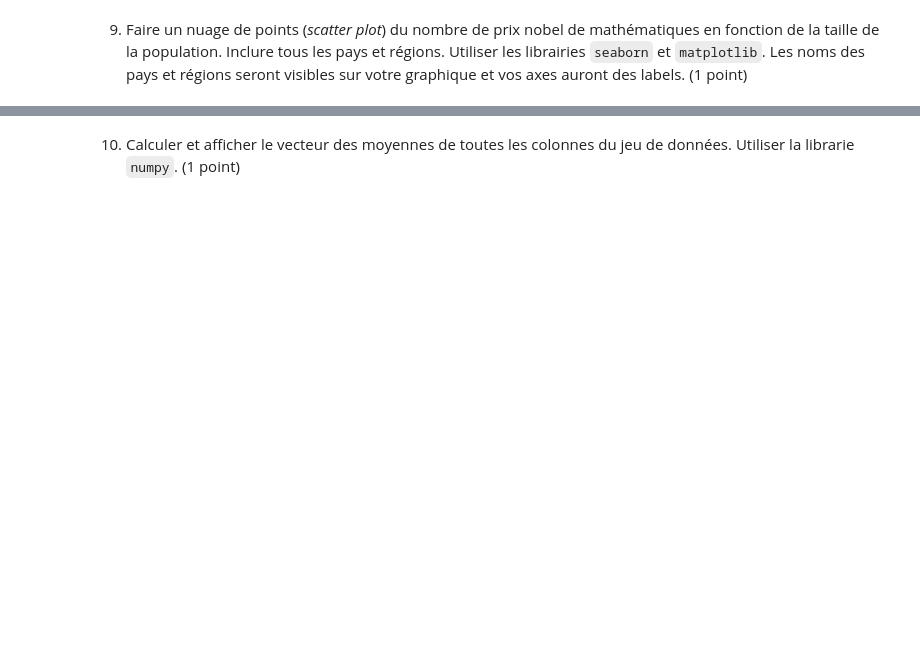
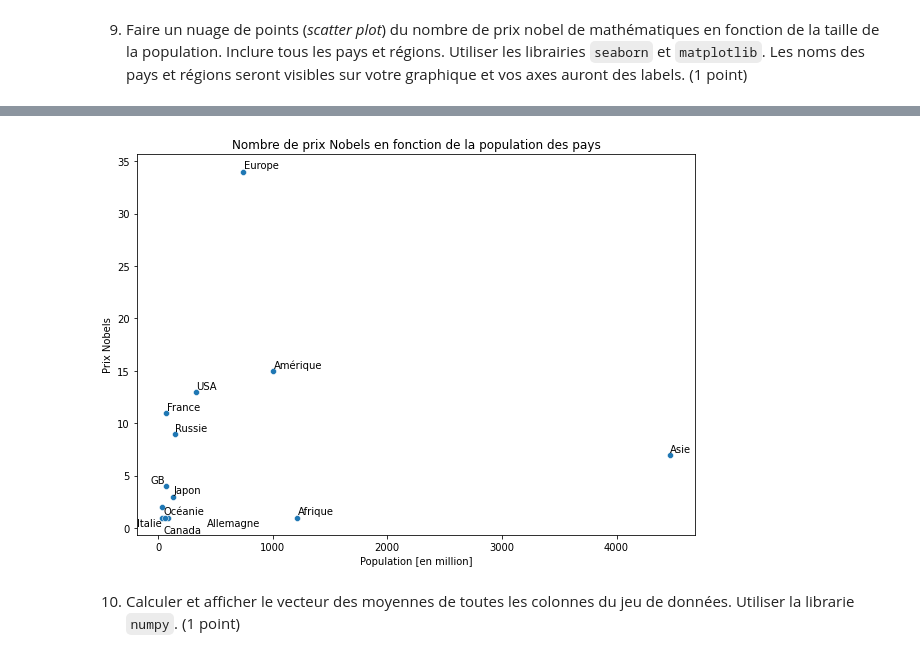
Before and after one commit to Alexandre0702/TP-Analyse-multidimentionnelle, a Jupyter notebook: exam_V3DMI5_2020_ipynb_txt.ipynb, the cells around one changed output, grey strips where cells are left out. Saved outputs shown, nothing was run; the diff lists cells and outputs as text; code cells hidden in the pictures; blank space fills up the shorter version.

```diff
--- a/exam_V3DMI5_2020_ipynb_txt.ipynb
+++ b/exam_V3DMI5_2020_ipynb_txt.ipynb
@@ -33,2 +31,8 @@ Les critères de notation sont:
+# %%
+#Importation de la librairie nécessaire
+import pandas as pd
+import numpy as np
+#Importation à l'aide de l'url des données, en ajoutant le séparateur présent et le type d'encodage
+data_nobel = pd.read_csv('http://biostatisticien.eu/Nobel_avecMath.csv', encoding='latin-1', sep=';')
 # %% [markdown]
 2. Afficher les premières lignes de ce fichier. (1 point)
@@ -40,0 +51,6 @@ Les critères de notation sont:
+# %%
+# On renomme d'abord l'intitulé de la première avec 'Pays ou région'
+data_nobel = data_nobel.rename(columns={data_nobel.columns[0]:'Pays ou région'})
+# On réindexe avec ce nouvel intitulé et affichage des premières lignes
+data_nobel = data_nobel.set_index('Pays ou région')
+data_nobel.head()
@@ -65,2 +166,25 @@ Les critères de notation sont:
+# %%
+# Importation des packages nécessaires
+import seaborn as sns
+import matplotlib.pyplot as plt
+from adjustText import adjust_text
+
+# Initialisation de la taille de la figure, dessin des points, labellisation des axes, et ajout d'un titre
+plt.figure(figsize=(10,7))
+sns.scatterplot(x='Population', y='Mathématiques', data=data_nobel)
+plt.xlabel('Population [en million]')
+plt.ylabel('Prix Nobels')
+plt.title('Nombre de prix Nobels en fonction de la population des pays')
+
+#Code repris de mon TP1 et TP2
+#J'ajoute les étiquettes 'Pays ou région' sur chaque point
+libelles = []
+for i in range(len(data_nobel)):
+      libelles.append(plt.annotate(data_nobel.index[i], (data_nobel['Population'][i], data_nobel['Mathématiques'][i])))
+adjust_text(libelles)
+
+plt.show()
+# %% [output]
+[figure, added]
 # %% [markdown]
 10. Calculer et afficher le vecteur des moyennes de toutes les colonnes du jeu de données. Utiliser la librarie `numpy`. (1 point)
```
Also changed, not shown: parts of 39 cells of this notebook.
